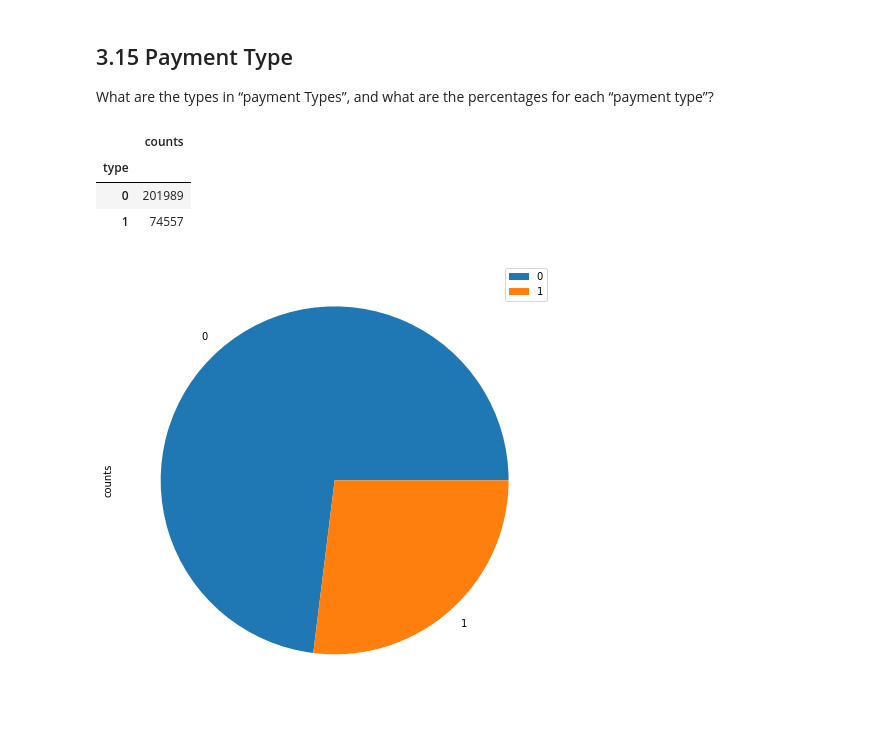
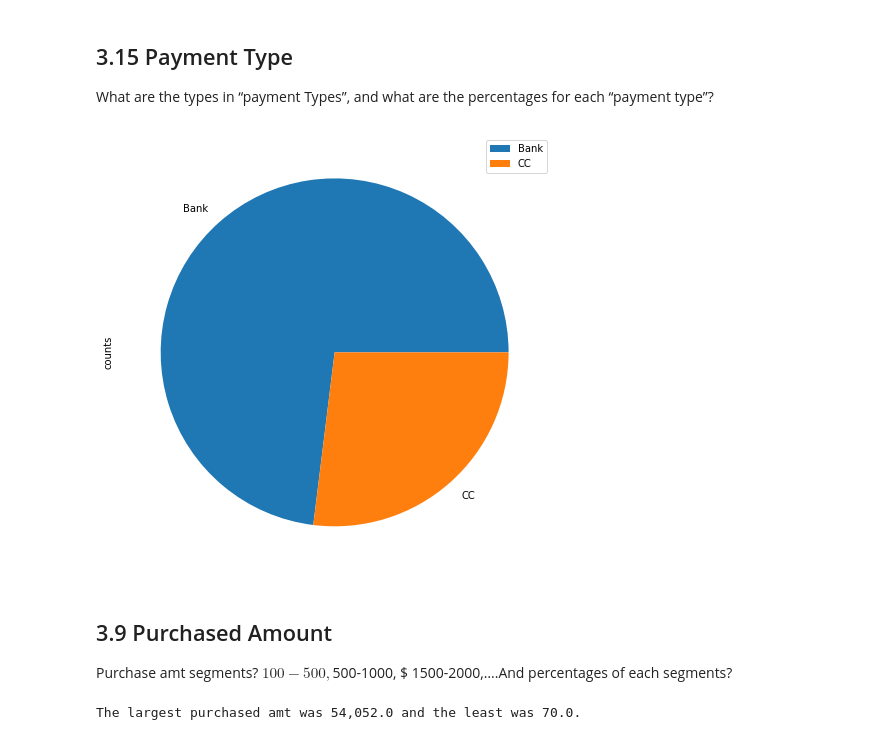
Before and after one commit to yanglinjing/vmor, a Jupyter notebook: Bank_customer_30.ipynb, the cells around one changed output. Saved outputs shown, nothing was run; the diff lists cells and outputs as text; code cells hidden in the pictures.

```diff
--- a/Bank_customer_30.ipynb
+++ b/Bank_customer_30.ipynb
@@ -609,14 +601,20 @@ draw_basic_bar_plot(x, y, 14, 6, 'Contracts in Each Month in 2005 - 2008', 'Mont
 ## 3.15 Payment Type
 
 What are the types in “payment Types”, and what are the percentages for each “payment type”?
-# %%
-count_types('payment_type')
-# %% [output]
-|  | counts |
-| type |  |
-| 0 | 201989 |
-| 1 | 74557 |
 # %%
-plot_pct(count_types('payment_type'))
+pay_df = count_types('payment_type')
-# %% [output]
-[figure, removed]
+# %%
+pay_df['type'] = ['Bank', 'CC']
+pay_df.set_index('type', inplace = True)
+# %%
+plot_pct(pay_df)
+# %% [output]
+[figure, added]
+# %% [markdown]
+## 3.9 Purchased Amount
+
+Purchase amt segments? $100-500, $500-1000, $ 1500-2000,….And percentages of each segments?
+# %%
+print(f"The largest purchased amt was {df['Purchase Amt'].max():,} and the least was {df['Purchase Amt'].min()}.")
+# %% [output]
+The largest purchased amt was 54,052.0 and the least was 70.0.
```
Also changed, not shown: parts of 21 cells of this notebook.
